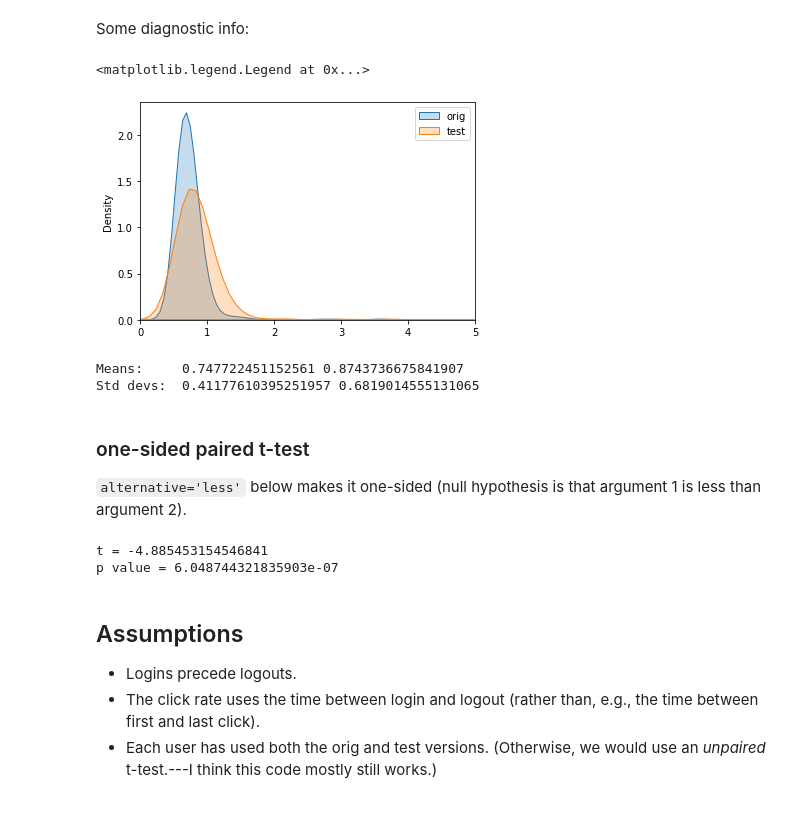
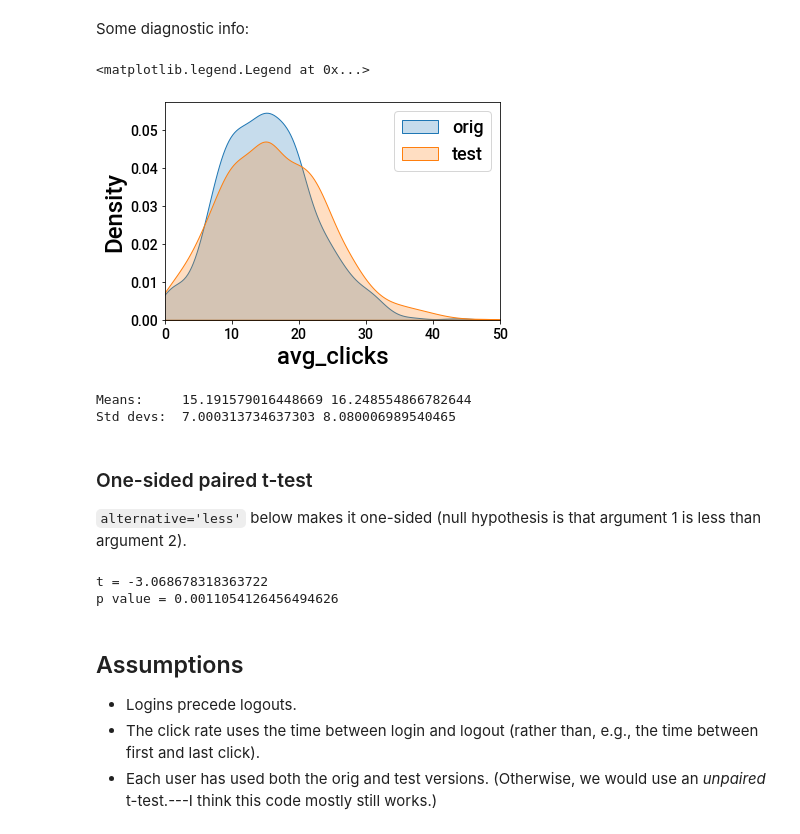
Before and after one commit to adam-broussard/mockInterview, a Jupyter notebook: solution.ipynb, the cells around one changed output. Saved outputs shown, nothing was run; the diff lists cells and outputs as text; code cells hidden in the pictures.

```diff
--- a/solution.ipynb
+++ b/solution.ipynb
@@ -61,5 +62,5 @@ memory usage: 10.9+ MB
 # %%
-messages = df.msg.unique().astype(str)
+messages = data.msg.unique().astype(str)
 # print(messages)
 messages_important = [m for m in messages if m[:-2] != 'Signal_Level_']
 print('Important messages: ', messages_important)
@@ -72,5 +73,5 @@ array(['orig', 'test'], dtype=object)
 # %%
 # Clean the data
-df_clean = df.query(f'msg in {messages_important}')
+clean_data = data[data.msg.isin(messages_important)]
 # %% [markdown]
 ## Click rate
@@ -96 +78,20 @@ def calc_clicks_per_min(df, uid, version):
+# %%
+def calc_clicks_per_day(data, uid, version):
+    '''
+    Assumes the same number of logins and logouts and
+    that each logout follows a login.
+    '''
+    userdata = data[(data.UID == uid) & (data.version == version)]
+
+    login_data = userdata[userdata.msg == 'Login']
+    logout_data = userdata[userdata.msg == 'Logout']
+    login_data.reset_index(inplace=True)
+    logout_data.reset_index(inplace=True)
+
+    time_logged_in = (logout_data.timestamp - login_data.timestamp).sum()
+
+    clicks = (userdata.msg == 'record_click').sum()
+
+    clickrate = clicks/(time_logged_in/pd.to_timedelta(1, unit='D'))
+    return clickrate
 # %%
@@ -100,12 +101,18 @@ calc_clicks_per_min(df_clean, 4985, 'orig')
 # %% [markdown]
 ## Comparing user click rates
 # %%
-users = df_clean.UID.unique()
+users = clean_data.UID.unique()
 print(f'{len(users)} users')
-user_clicks_orig = np.array(
-    [calc_clicks_per_min(df_clean, u, 'orig') for u in users])
-user_clicks_test = np.array(
-    [calc_clicks_per_min(df_clean, u, 'test') for u in users])
+
+user_clicks_orig = [(u, calc_clicks_per_day(clean_data, u, 'orig')) for u in users]
+user_clicks_test = [(u, calc_clicks_per_day(clean_data, u, 'test')) for u in users]
+user_clicks_orig = pd.DataFrame(user_clicks_orig, columns = ['UID', 'avg_clicks'])
+user_clicks_test = pd.DataFrame(user_clicks_test, columns = ['UID', 'avg_clicks'])
+
+# np.array(
+#     [calc_clicks_per_min(clean_data, u, 'orig') for u in users])
+# user_clicks_test = np.array(
+#     [calc_clicks_per_min(clean_data, u, 'test') for u in users])
 # %% [output]
 955 users
 # %% [markdown]
@@ -114,31 +121,31 @@ Some diagnostic info:
 import seaborn as sns
 import matplotlib.pyplot as plt
 # %%
-sns.kdeplot(user_clicks_orig, shade=True, label='orig')
-sns.kdeplot(user_clicks_test, shade=True, label='test')
-plt.xlim(0., 5.)
+sns.kdeplot(user_clicks_orig.avg_clicks, shade=True, label='orig')
+sns.kdeplot(user_clicks_test.avg_clicks, shade=True, label='test')
+plt.xlim(0., 50.)
 plt.legend()
 # %% [output]
 <matplotlib.legend.Legend at 0x...>
-[figure, old version]
+[figure, new version]
 # %%
-print('Means:    ', user_clicks_orig.mean(), user_clicks_test.mean())
-print('Std devs: ', user_clicks_orig.std(), user_clicks_test.std())
+print('Means:    ', user_clicks_orig.avg_clicks.mean(), user_clicks_test.avg_clicks.mean())
+print('Std devs: ', user_clicks_orig.avg_clicks.std(), user_clicks_test.avg_clicks.std())
 # %% [output]
-Means:     0.747722451152561 0.8743736675841907
-Std devs:  0.41177610395251957 0.6819014555131065
+Means:     15.191579016448669 16.248554866782644
+Std devs:  7.000313734637303 8.080006989540465
 # %% [markdown]
-### one-sided paired t-test
+### One-sided paired t-test
 `alternative='less'` below makes it one-sided (null hypothesis is that argument 1 is less than argument 2).
 # %%
 from scipy.stats import ttest_rel
 # %%
-results = ttest_rel(user_clicks_orig, user_clicks_test, alternative='less')
+results = ttest_rel(user_clicks_orig.avg_clicks, user_clicks_test.avg_clicks, alternative='less')
 print(f't = {results.statistic}')
 print(f'p value = {results.pvalue}')
 # %% [output]
-t = -4.885453154546841
-p value = 6.048744321835903e-07
+t = -3.068678318363722
+p value = 0.0011054126456494626
 # %% [markdown]
 ## Assumptions
 - Logins precede logouts.
```
Also changed, not shown: parts of 15 cells of this notebook.
